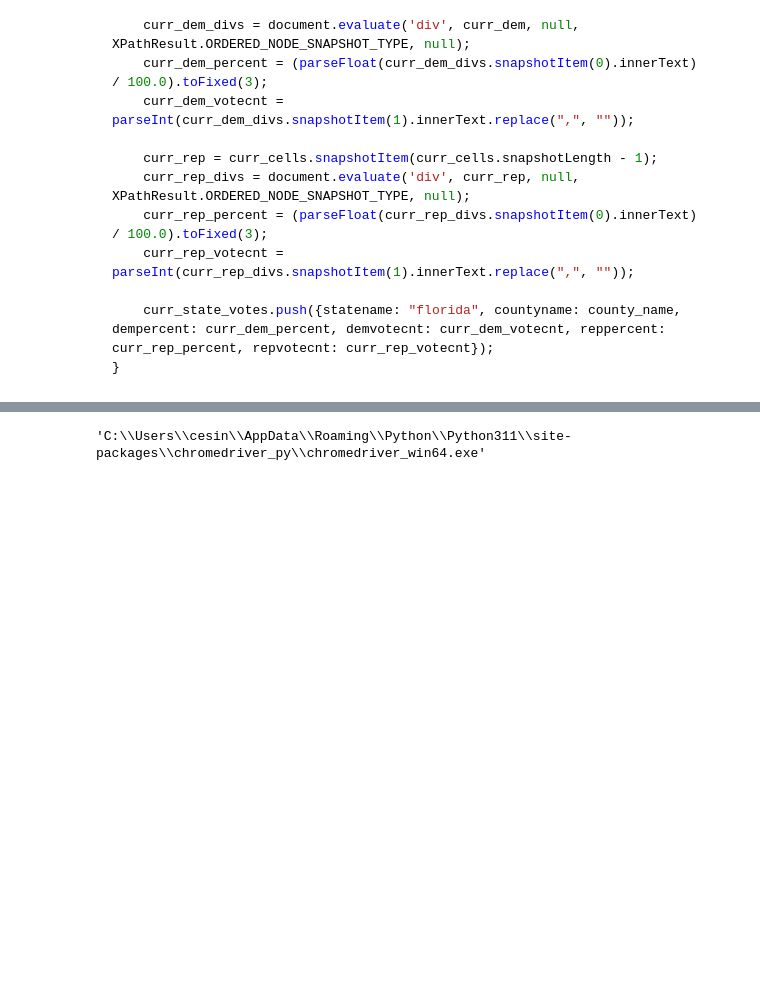
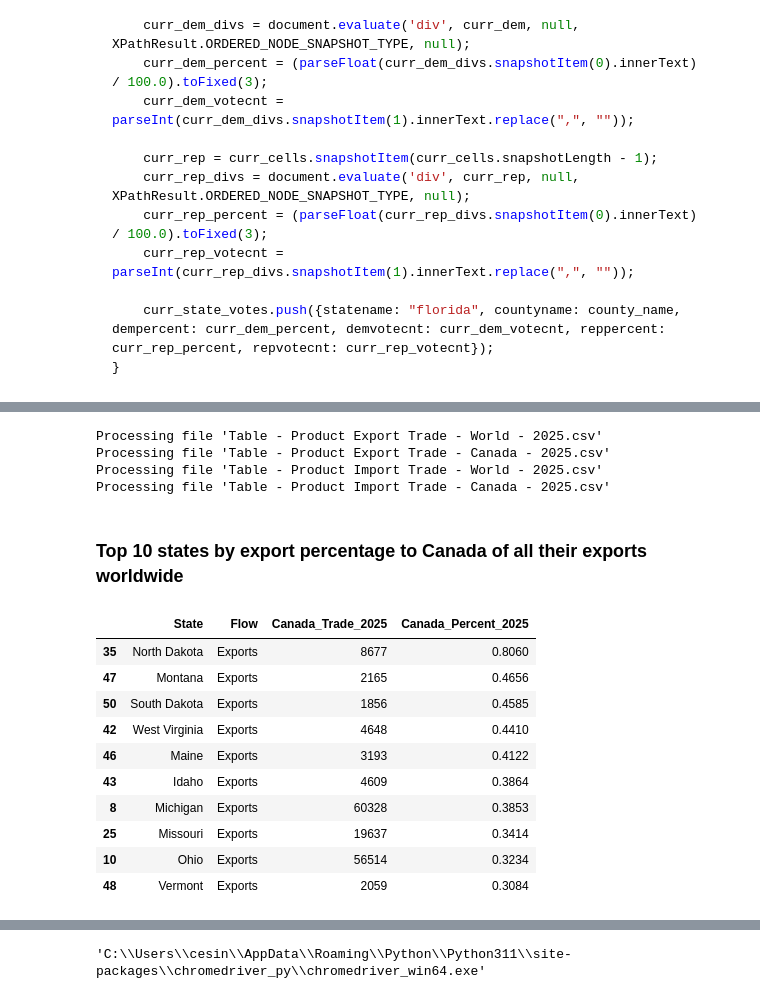
Before and after one commit to cesinco/trade-partners-by-state, a Jupyter notebook: get_top_export_countries_by_state.ipynb, the cells around one changed output, grey strips where cells are left out. Drawn from its saved outputs; the diff is of its cells as text; code cells hidden in the pictures; blank space fills up the shorter version.

```diff
--- a/get_top_export_countries_by_state.ipynb
+++ b/get_top_export_countries_by_state.ipynb
@@ -107,0 +173,73 @@ The above also will work only partially because the trade website uses Tableau f
+# %%
+# Get a listing of the CSV files we previously downloaded interactively as described above
+
+def parse_currency(value):
+    if pd.isna(value) or value == '':
+        return 0
+    # Strip symbols and convert to whole number
+    clean_value = str(value).replace('$', '').replace(',', '')
+    return int(float(clean_value)) # float conversion handles any sneaky trailing decimals
+
+df_imp_exp_values = pd.DataFrame(
+    columns={
+          "State": str
+        , "Flow": str
+        , f"Canada_Trade_{DATA_YEAR}": int
+        , f"Canada_Percent_{DATA_YEAR}": float
+    }
+)
+
+for direc in ["Export", "Import"]:
+
+    df_values = pd.DataFrame(
+        columns={
+            "State": str
+            , "Flow": str
+            , "Country": str
+            , f"{DATA_YEAR}": int
+        }
+    )
+
+    for markt in ["World", "Canada"]:
+        csv_files = glob.glob(f"*{direc}*{markt}*{DATA_YEAR}.csv")
+        if len(csv_files) > 0:
+            csv_file = csv_files[0]
+            print(f"Processing file '{csv_file}'")
+            df_temp = pd.read_csv(csv_file, delimiter="\t", usecols=["State", "Flow", "Country", f"{DATA_YEAR}"], converters={f"{DATA_YEAR}": parse_currency}, encoding="utf-16")
+            df_temp = df_temp[df_temp["State"].isin(dic_states.keys())]
+
+            if df_values.shape[0] == 0:
+                df_values = df_temp.copy()
+            else:
+                df_values = pd.merge(df_values, df_temp, on=["State", "Flow"], how="inner", suffixes=["_df1", "_df2"])
+                df_values[f"Canada_Trade_{DATA_YEAR}"] = df_values[f"{DATA_YEAR}_df1"]
+                df_values[f"Canada_Percent_{DATA_YEAR}"] = (df_values[f"{DATA_YEAR}_df2"] / df_values[f"Canada_Trade_{DATA_YEAR}"]).round(4)
+                df_values.drop(columns=[f"Country_df1", f"Country_df2", f"{DATA_YEAR}_df1", f"{DATA_YEAR}_df2"], inplace=True)
+
+    if df_imp_exp_values.shape[0] == 0:
+        df_imp_exp_values = df_values.copy()
+    else:
+        df_imp_exp_values = pd.concat([df_imp_exp_values, df_values], ignore_index=True)
+
+# df_imp_exp_values[(df_imp_exp_values["State"]=="Maine") & (df_imp_exp_values["Flow"]=="Exports")]
+# %% [output]
+Processing file 'Table - Product Export Trade - World - 2025.csv'
+Processing file 'Table - Product Export Trade - Canada - 2025.csv'
+Processing file 'Table - Product Import Trade - World - 2025.csv'
+Processing file 'Table - Product Import Trade - Canada - 2025.csv'
+# %% [markdown]
+### Top 10 states by export percentage to Canada of all their exports worldwide
+# %%
+df_imp_exp_values[df_imp_exp_values["Flow"]=="Exports"].sort_values(by="Canada_Percent_2025", ascending=False).head(10)
+# %% [output]
+|  | State | Flow | Canada_Trade_2025 | Canada_Percent_2025 |
+| 35 | North Dakota | Exports | 8677 | 0.8060 |
+| 47 | Montana | Exports | 2165 | 0.4656 |
+| 50 | South Dakota | Exports | 1856 | 0.4585 |
+| 42 | West Virginia | Exports | 4648 | 0.4410 |
+| 46 | Maine | Exports | 3193 | 0.4122 |
+| 43 | Idaho | Exports | 4609 | 0.3864 |
+| 8 | Michigan | Exports | 60328 | 0.3853 |
+| 25 | Missouri | Exports | 19637 | 0.3414 |
+| 10 | Ohio | Exports | 56514 | 0.3234 |
+| 48 | Vermont | Exports | 2059 | 0.3084 |
```
Also changed, not shown: parts of 18 cells of this notebook, 7 other files.
